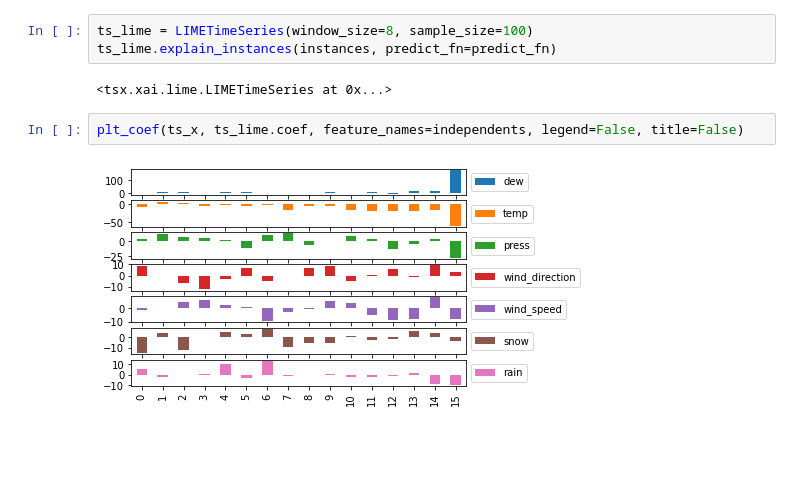
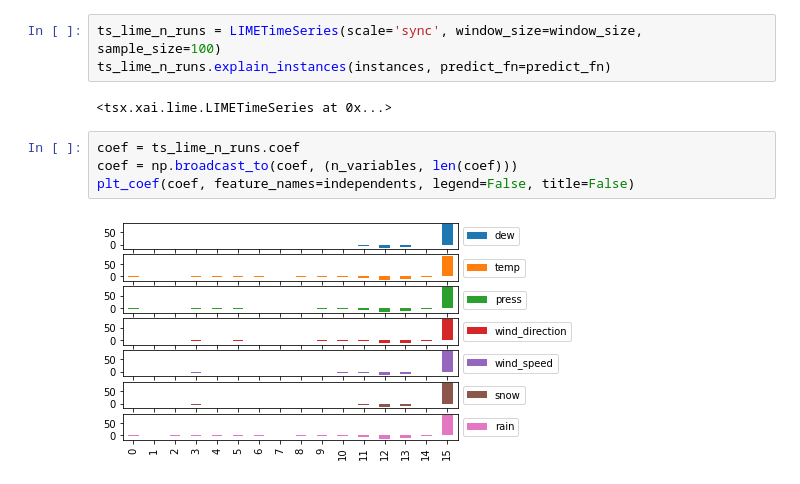
Before and after one commit to dungthuapps/tsx, a Jupyter notebook: notebooks/tsx-mts-sync.ipynb, the cells around one changed output. Cells and saved outputs as stored; diff of their text form; blank space fills up the shorter version.

```diff
--- a/notebooks/tsx-mts-sync.ipynb
+++ b/notebooks/tsx-mts-sync.ipynb
@@ -118,10 +125,12 @@ for i in range(n_instances):
     instances.append(_x_df.values.T)
 # %%
-ts_lime = LIMETimeSeries(window_size=8, sample_size=100)
-ts_lime.explain_instances(instances, predict_fn=predict_fn)
+ts_lime_n_runs = LIMETimeSeries(scale='sync', window_size=window_size, sample_size=100)
+ts_lime_n_runs.explain_instances(instances, predict_fn=predict_fn)
 # %% [output]
 <tsx.xai.lime.LIMETimeSeries at 0x...>
 # %%
-plt_coef(ts_x, ts_lime.coef, feature_names=independents, legend=False, title=False)
+coef = ts_lime_n_runs.coef
+coef = np.broadcast_to(coef, (n_variables, len(coef)))
+plt_coef(coef, feature_names=independents, legend=False, title=False)
 # %% [output]
-[figure, old version]
+[figure, new version]
```
Also changed, not shown: parts of 7 cells of this notebook, 3 other files.
